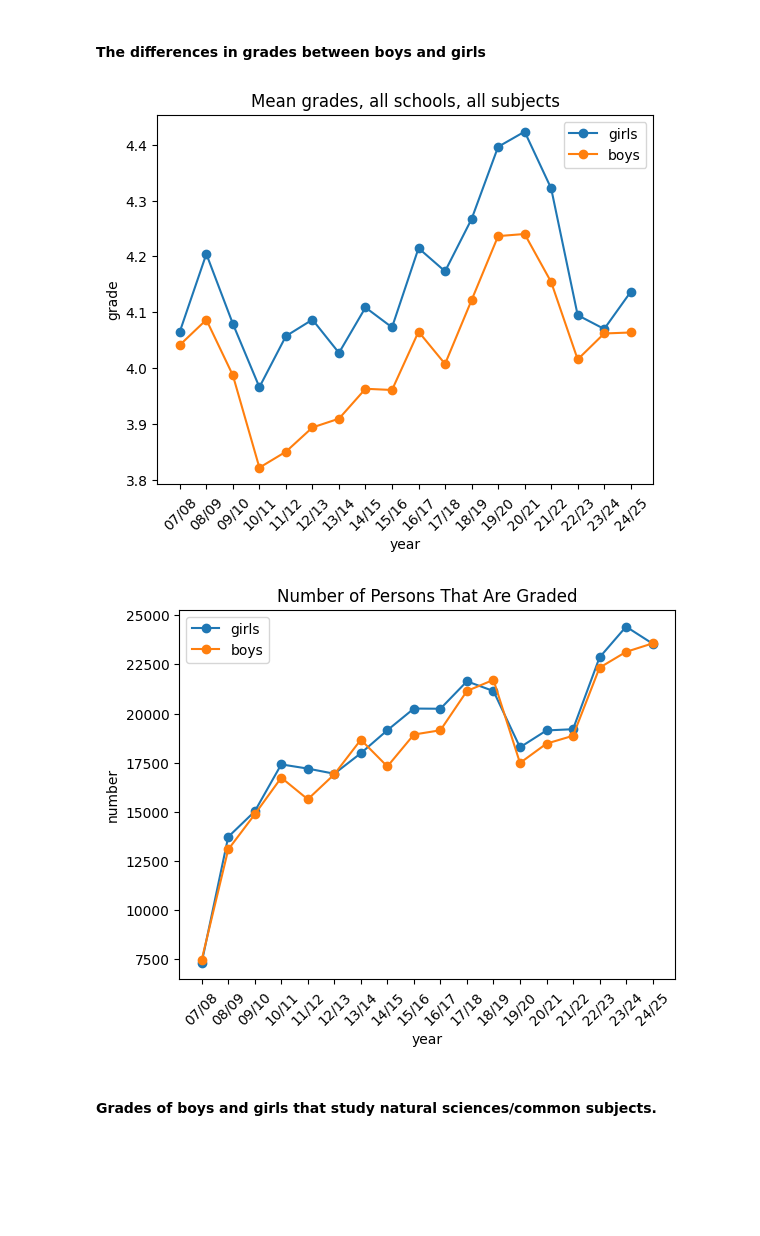
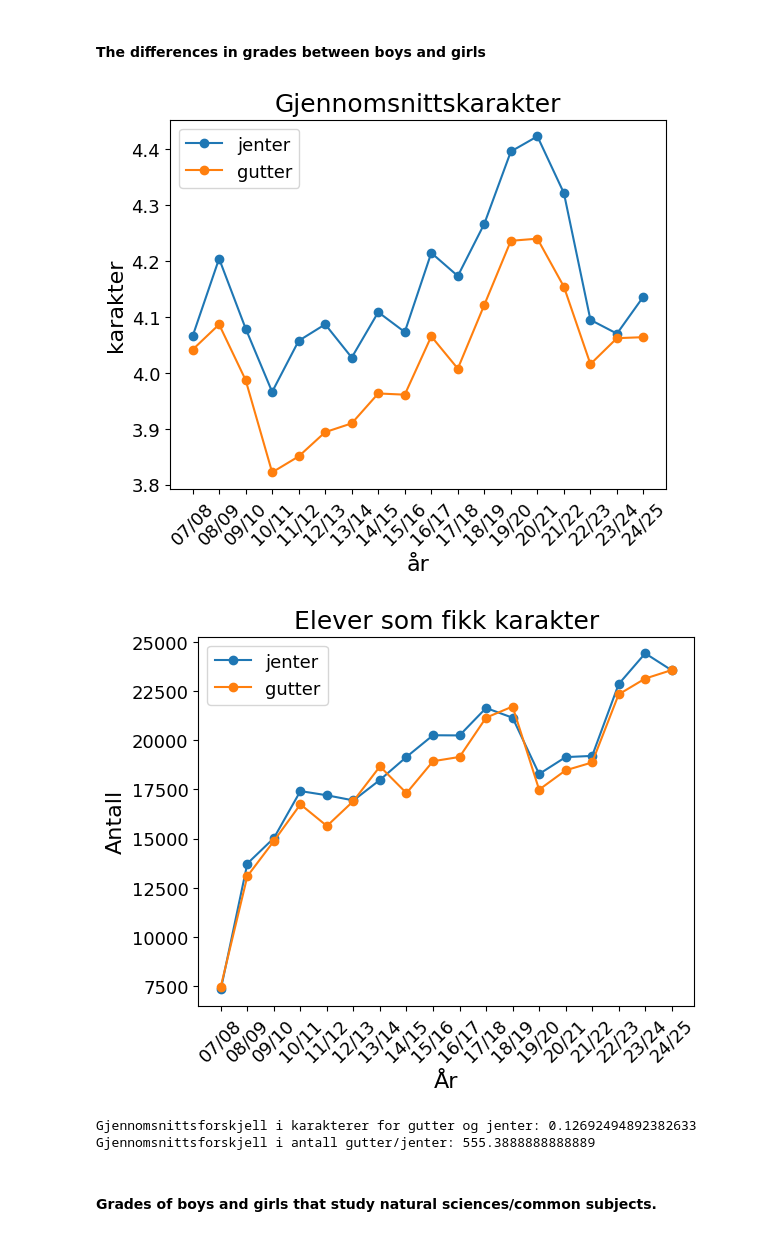
Before and after one commit to kajassandnes/high_school_grades, a Jupyter notebook: analysis_.ipynb, the cells around one changed output. Saved outputs shown, nothing was run; the diff lists cells and outputs as text; code cells hidden in the pictures; blank space fills up the shorter version.

```diff
--- a/analysis_.ipynb
+++ b/analysis_.ipynb
@@ -144,3 +146,13 @@ oslo_data = pd.concat([first, rest], axis=1)
+# %%
+plt.rcParams.update({
+    'font.size': 14,
+    'axes.titlesize': 18,
+    'axes.labelsize': 16,
+    'xtick.labelsize': 13,
+    'ytick.labelsize': 13,
+    'legend.fontsize': 13,
+    'figure.titlesize': 20
+})
 # %% [markdown]
 ### Ready to make some plots. This is what I want to plot
 
@@ -319,45 +341,63 @@ grades_boys = []
 number_girls = []
 number_boys = []
 
 for i in range(7, 25):
     # mean of all grades boys and girls
     sort_cols_all = [c for c in girls if f"200{i}" in c or f"20{i}" in c]
     grades_girls.append(oslo_data[sort_cols_all].mean().mean())
 
     sort_cols_all = [c for c in boys if f"200{i}" in c or f"20{i}" in c]
     grades_boys.append(oslo_data[sort_cols_all].mean().mean())
 
     # number of girls getting a grade
     sort_cols_number = [c for c in ag if f"200{i}" in c or f"20{i}" in c]
     number_girls.append(oslo_data[sort_cols_number].sum().sum())
 
     # number of boys getting a grade
     sort_cols_number = [c for c in ab if f"200{i}" in c or f"20{i}" in c]
     number_boys.append(oslo_data[sort_cols_number].sum().sum())
 
 
 
-plt.plot(years, grades_girls, marker="o", label="girls")
-plt.plot(years, grades_boys, marker="o", label="boys")
-plt.title("Mean grades, all schools, all subjects")
-plt.xlabel("year")
-plt.ylabel("grade")
+plt.plot(years, grades_girls, marker="o", label="jenter")
+plt.plot(years, grades_boys, marker="o", label="gutter")
+plt.title("Gjennomsnittskarakter")
+plt.xlabel("år")
+plt.ylabel("karakter")
 plt.legend()
 plt.xticks(rotation=45)
 plt.show()
 
-plt.plot(years, number_girls, marker="o", label='girls')
-plt.plot(years, number_boys, marker="o", label='boys')
+plt.plot(years, number_girls, marker="o", label='jenter')
+plt.plot(years, number_boys, marker="o", label='gutter')
 
 plt.xticks(rotation=45)
-plt.title("Number of Persons That Are Graded")
-plt.xlabel("year")
-plt.ylabel("number")
+plt.title("Elever som fikk karakter")
+plt.xlabel("År")
+plt.ylabel("Antall")
 plt.legend()
 plt.show()
+
+# mean difference in grades
+grades_girls = np.array(grades_girls)
+grades_boys = np.array(grades_boys)
+
+difference = grades_girls - grades_boys
+mean_difference = np.mean(difference)
+print(f"Gjennomsnittsforskjell i karakterer for gutter og jenter: {mean_difference}")
+
+# mean difference in number of girls/boys
+number_girls = np.array(number_girls)
+number_boys = np.array(number_boys)
+
+difference = number_girls - number_boys
+mean_difference = np.mean(difference)
+print(f"Gjennomsnittsforskjell i antall gutter/jenter: {mean_difference}")
 # %% [output]
-[figure, old version]
+[figure, new version]
-[figure, old version]
+[figure, new version]
+Gjennomsnittsforskjell i karakterer for gutter og jenter: 0.12692494892382633
+Gjennomsnittsforskjell i antall gutter/jenter: 555.3888888888889
 # %% [markdown]
 #### Grades of boys and girls that study natural sciences/common subjects.
 # %%
```
Also changed, not shown: parts of 9 cells of this notebook.
